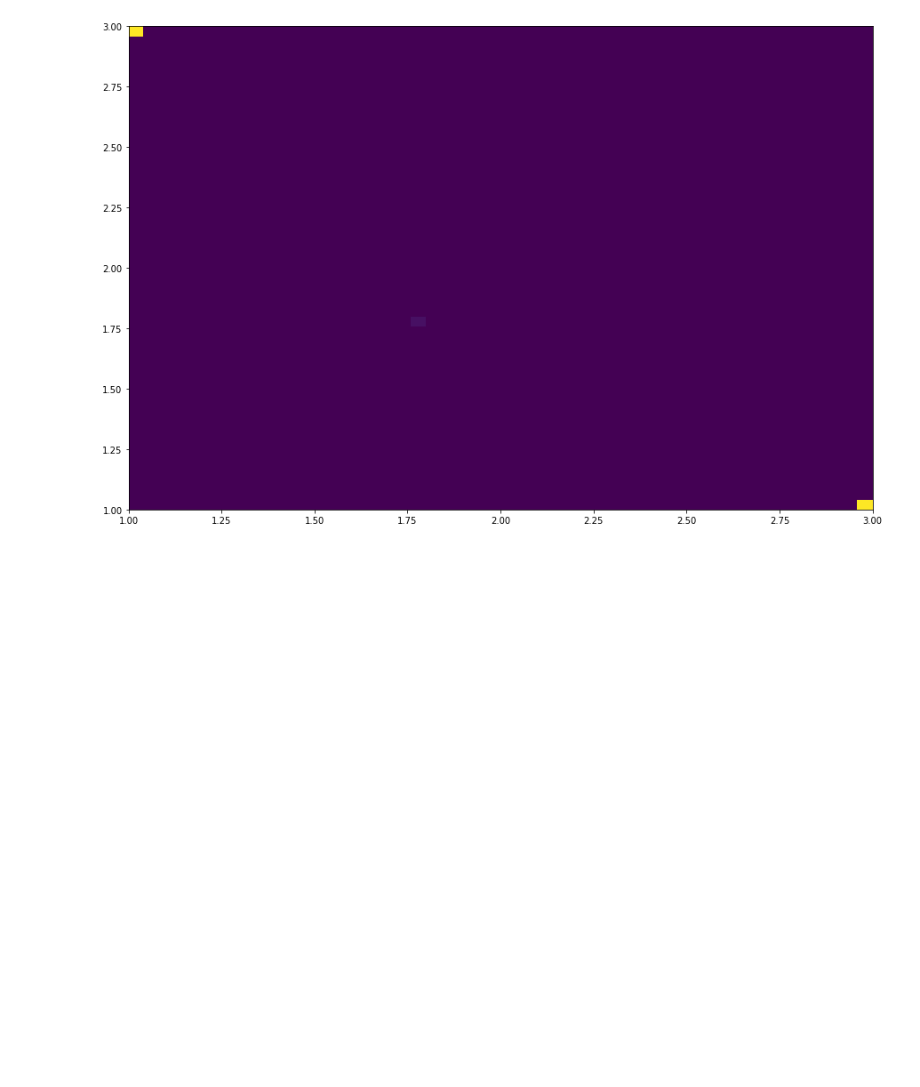
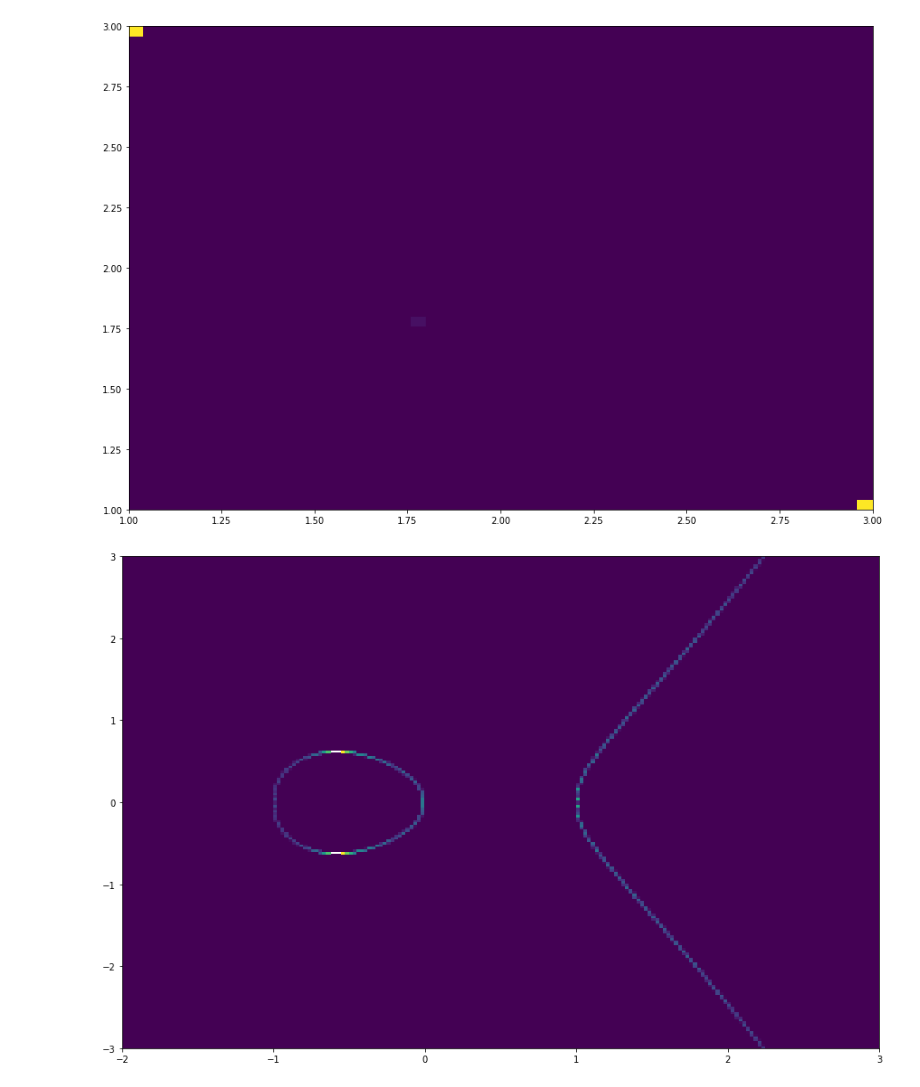
Before and after one commit to symbench/constraint-prog, a Jupyter notebook: notebooks/newton_raphson.ipynb, the cells around one changed output. Drawn from its saved outputs; the diff is of its cells as text; code cells hidden in the pictures; blank space fills up the shorter version.

Commit message:
checking out an elliptic curve

```diff
--- a/notebooks/newton_raphson.ipynb
+++ b/notebooks/newton_raphson.ipynb
@@ -214,3 +214,28 @@ plt.hist2d(input_data2[:, :, 0].flatten().numpy(), input_data2[:, :, 1].flatten(
 plt.show()
 # %% [output]
 [figure]
+# %%
+def elliptic_curve(input_data):
+    """
+    Takes a tensor of shape [*, 2] and produces a tensor
+    of shape [*, 1].
+    """
+    assert input_data.shape[-1] == 2
+    input_data = input_data.transpose(0, -1)
+    x = input_data[0]
+    y = input_data[1]
+    return (x * x * x - x - y * y).unsqueeze(-1)
+# %%
+xpos = torch.linspace(-2.0, 3.0, 100)
+ypos = torch.linspace(-4.0, 4.0, 100)
+input_data = torch.stack(torch.meshgrid(xpos, ypos), dim=-1)
+output_data = newton_rapson(elliptic_curve, input_data, iter=20, epsilon=1e-3)
+
+plt.hist2d(
+    output_data[:, :, 0].flatten().numpy(),
+    output_data[:, :, 1].flatten().numpy(),
+    range=[[-2, 3], [-3, 3]],
+    bins=200, cmax=100)
+plt.show()
+# %% [output]
+[figure, added]
```
Also changed, not shown: parts of 1 cell of this notebook.
